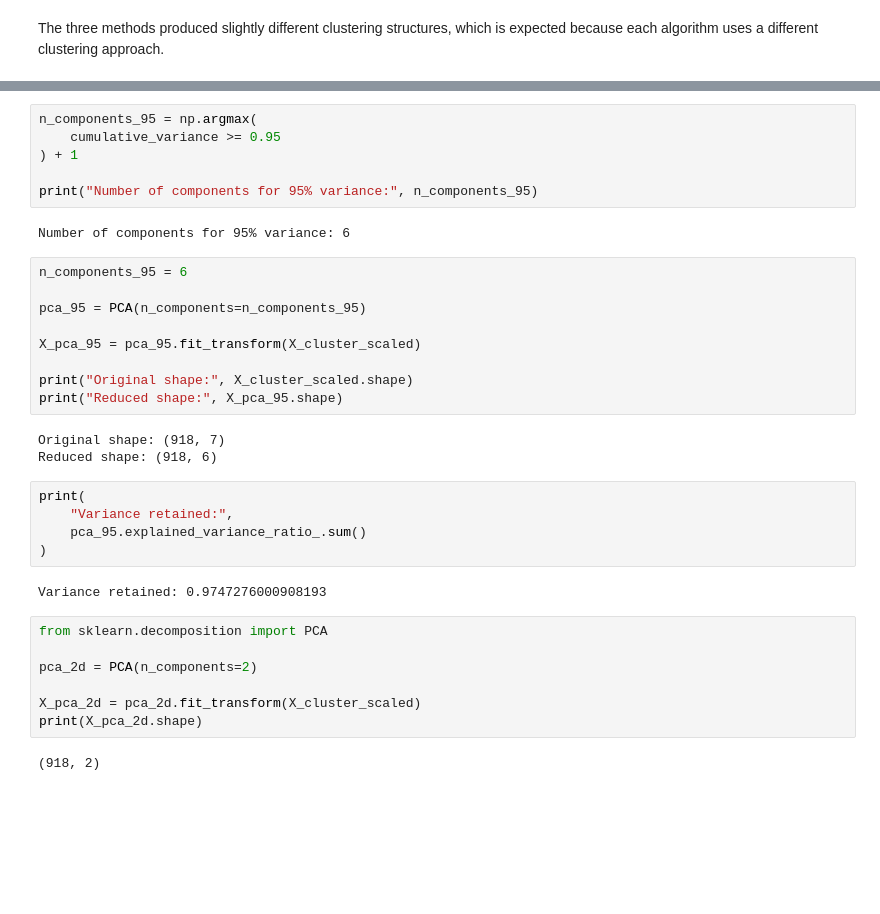
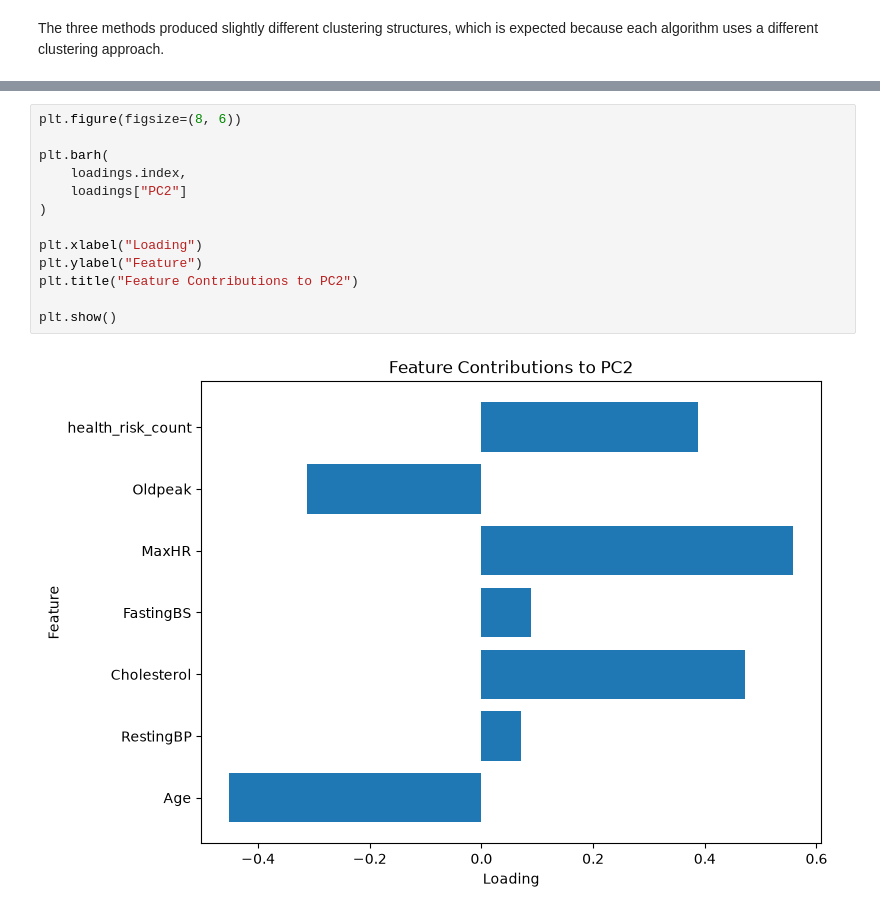
Before and after one commit to ghayda577/AI-ML-Training, a Jupyter notebook: Projects/First-Full-Project/notebooks/project.ipynb, the cells around one changed output, grey strips where cells are left out. Cells and saved outputs as stored; diff of their text form; blank space fills up the shorter version.

```diff
--- a/Projects/First-Full-Project/notebooks/project.ipynb
+++ b/Projects/First-Full-Project/notebooks/project.ipynb
@@ -2288,36 +2389,15 @@ plt.show()
 # %%
-n_components_95 = np.argmax(
-    cumulative_variance >= 0.95
-) + 1
+plt.figure(figsize=(8, 6))
 
-print("Number of components for 95% variance:", n_components_95)
+plt.barh(
+    loadings.index,
+    loadings["PC2"]
+)
+
+plt.xlabel("Loading")
+plt.ylabel("Feature")
+plt.title("Feature Contributions to PC2")
+
+plt.show()
 # %% [output]
-Number of components for 95% variance: 6
+[figure, added]
-# %%
-n_components_95 = 6
-
-pca_95 = PCA(n_components=n_components_95)
-
-X_pca_95 = pca_95.fit_transform(X_cluster_scaled)
-
-print("Original shape:", X_cluster_scaled.shape)
-print("Reduced shape:", X_pca_95.shape)
-# %% [output]
-Original shape: (918, 7)
-Reduced shape: (918, 6)
-# %%
-print(
-    "Variance retained:",
-    pca_95.explained_variance_ratio_.sum()
-)
-# %% [output]
-Variance retained: 0.9747276000908193
-# %%
-from sklearn.decomposition import PCA
-
-pca_2d = PCA(n_components=2)
-
-X_pca_2d = pca_2d.fit_transform(X_cluster_scaled)
-print(X_pca_2d.shape)
-# %% [output]
-(918, 2)
```
Also changed, not shown: parts of 17 cells of this notebook, 4 other files.
